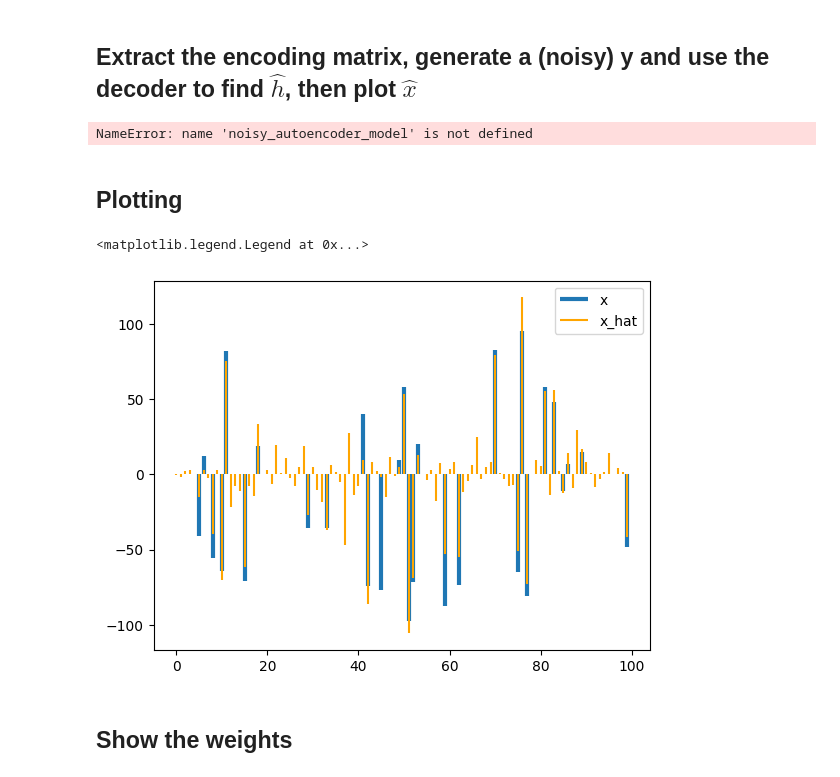
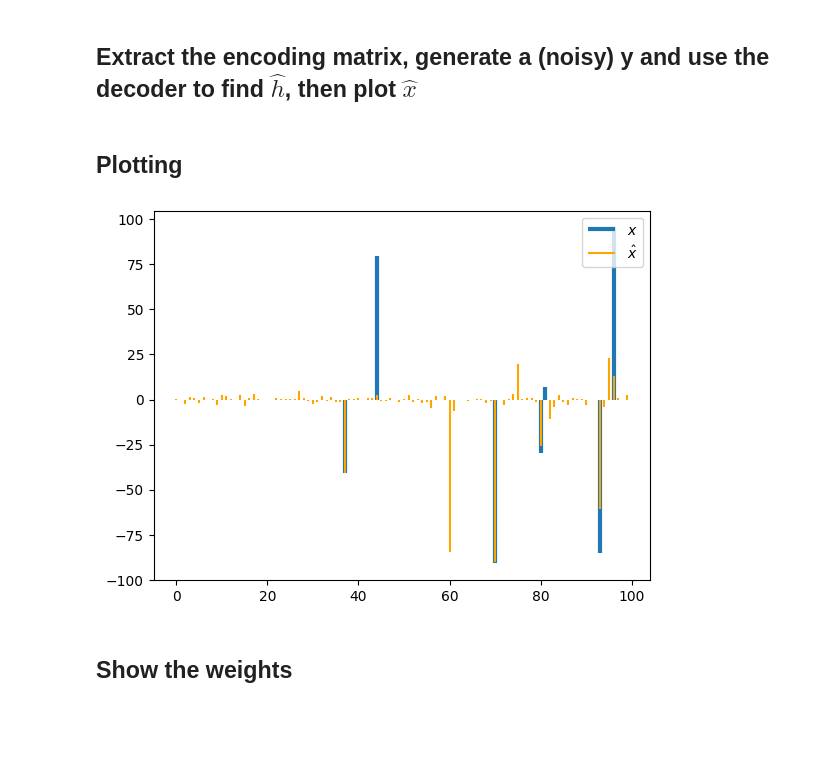
Before and after one commit to tomlijding/DL-based-CS-under-IQ-imbalance, a Jupyter notebook: main.ipynb, the cells around one changed output. Saved outputs shown, nothing was run; the diff lists cells and outputs as text; code cells hidden in the pictures; blank space fills up the shorter version.

```diff
--- a/main.ipynb
+++ b/main.ipynb
@@ -5,6 +5,7 @@ import matplotlib.pyplot as plt
 import random
 import cmath
 import math
+plt.rcParams.update(plt.rcParamsDefault)
 # %% [markdown]
 # Define our buildDataSet function here!
 # %%
@@ -27,8 +28,8 @@ def buildDataSet(max_amplitude, min_sparsity, max_sparsity, vector_size, data_se
 ## Build the dataset
 # %%
 max_amplitude = 100
-min_sparsity = 10
-max_sparsity = 30
+min_sparsity = 7
+max_sparsity = 9
 vector_size = 100
 data_set_size = 10000
 dense_data, sparse_data = buildDataSet(max_amplitude,min_sparsity,max_sparsity,vector_size,data_set_size)
@@ -510,7 +520,7 @@ noisy_autoencoder.load_state_dict(torch.load("noisy_autoencoder_10var_60_80.pt",
 noisy_autoencoder.eval()
 
 # Build the W matrix
-q_values = noisy_autoencoder_model.encoder.q_values
+q_values = noisy_autoencoder.encoder.q_values
 
 W_real = torch.cos(q_values)
 W_imag = torch.sin(q_values)
@@ -538,7 +548,7 @@ noisy_y = y + noise
 
 # Rebuild h, and x from the noisy y using the decoder
 
-H_hat = noisy_autoencoder_model.decoder(noisy_y)
+H_hat = noisy_autoencoder.decoder(noisy_y)
 
 h_hat = np.array(H_hat.detach())
 
@@ -550,18 +560,18 @@ iDFT = DFT.conj().T
 
 x_hat = iDFT@h_hat
 indices = range(len(x_hat))
-# %% [output]
-NameError: name 'noisy_autoencoder_model' is not defined
 # %% [markdown]
 ## Plotting
 # %%
+plt.rcParams['text.usetex'] = False
+
 plt.vlines(indices,0,x,linewidth=3)
 plt.vlines(indices,0,x_hat,colors="orange")
 
-plt.legend(("x","x_hat"))
+plt.legend((r"$x$",r"$\hat{x}$"))
+plt.show()
 # %% [output]
-<matplotlib.legend.Legend at 0x...>
-[figure, old version]
+[figure, new version]
 # %% [markdown]
 ## Show the weights
 # %%
```
Also changed, not shown: parts of 21 cells of this notebook, 1 other file.
